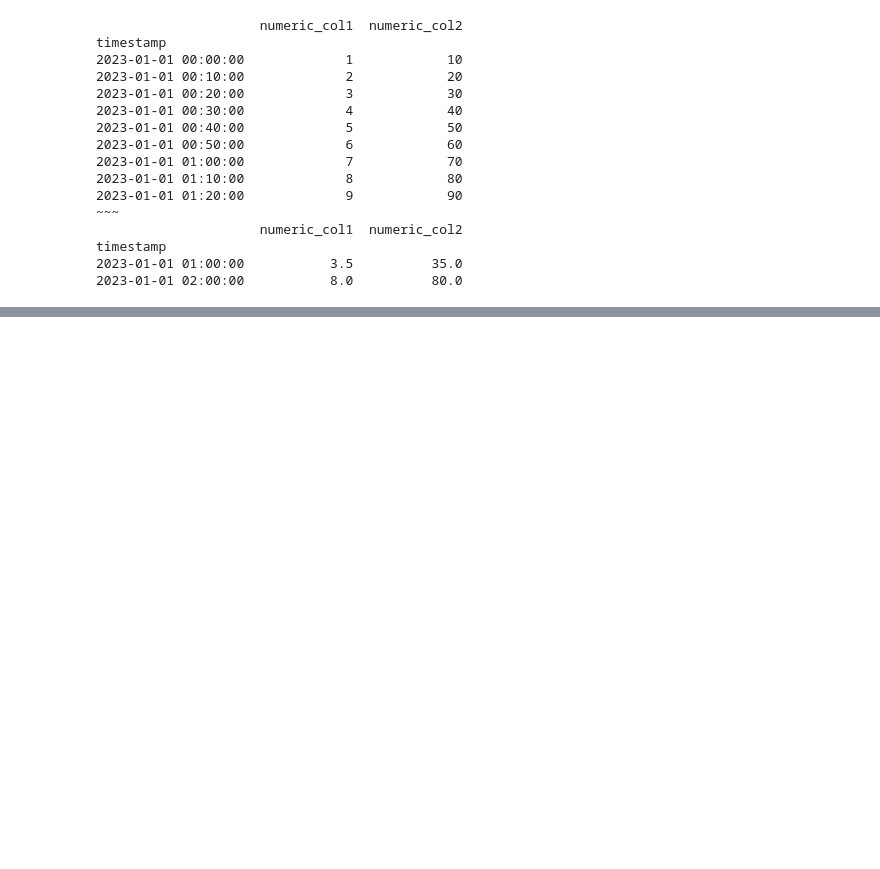
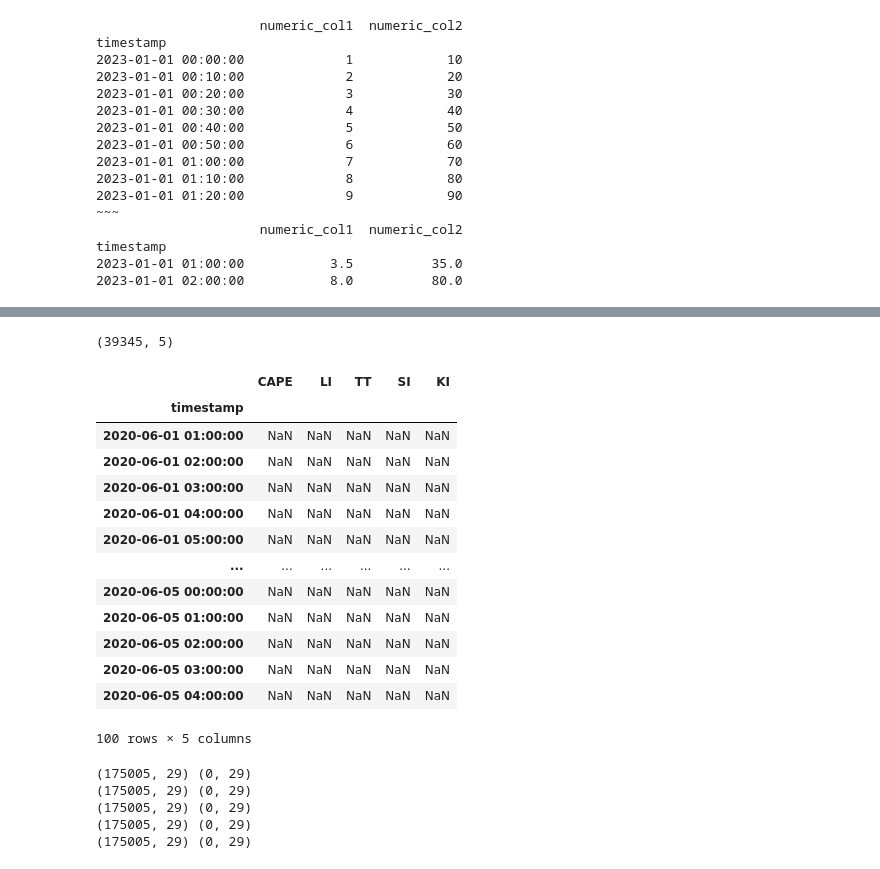
Before and after one commit to NietoCurcio/atmoseer, a Jupyter notebook: notebooks/MONAN_meeting.ipynb, the cells around one changed output, grey strips where cells are left out. Drawn from its saved outputs; the diff is of its cells as text; code cells hidden in the pictures; blank space fills up the shorter version.

```diff
--- a/notebooks/MONAN_meeting.ipynb
+++ b/notebooks/MONAN_meeting.ipynb
@@ -1362,0 +1376,32 @@ timestamp
+# %%
+df.shape
+# %% [output]
+(39345, 5)
+# %%
+df1 = df[df.isna().any(axis=1)]
+df1.head(100)
+# %% [output]
+|  | CAPE | LI | TT | SI | KI |
+| timestamp |  |  |  |  |  |
+| 2020-06-01 01:00:00 | NaN | NaN | NaN | NaN | NaN |
+| 2020-06-01 02:00:00 | NaN | NaN | NaN | NaN | NaN |
+| 2020-06-01 03:00:00 | NaN | NaN | NaN | NaN | NaN |
+| 2020-06-01 04:00:00 | NaN | NaN | NaN | NaN | NaN |
+| 2020-06-01 05:00:00 | NaN | NaN | NaN | NaN | NaN |
+| ... | ... | ... | ... | ... | ... |
+| 2020-06-05 00:00:00 | NaN | NaN | NaN | NaN | NaN |
+| 2020-06-05 01:00:00 | NaN | NaN | NaN | NaN | NaN |
+| 2020-06-05 02:00:00 | NaN | NaN | NaN | NaN | NaN |
+| 2020-06-05 03:00:00 | NaN | NaN | NaN | NaN | NaN |
+| 2020-06-05 04:00:00 | NaN | NaN | NaN | NaN | NaN |
+100 rows × 5 columns
+# %%
+for index in ['CAPE', 'LI', 'TT', 'SI', 'KI']:
+    df = pd.read_parquet(f'../data/goes16/DSI/DSI_{index}.parquet')
+    print(df.shape, df[df.isna().any(axis=1)].shape)
+# %% [output]
+(175005, 29) (0, 29)
+(175005, 29) (0, 29)
+(175005, 29) (0, 29)
+(175005, 29) (0, 29)
+(175005, 29) (0, 29)
```
Also changed, not shown: parts of 9 cells of this notebook, 6 other files.
